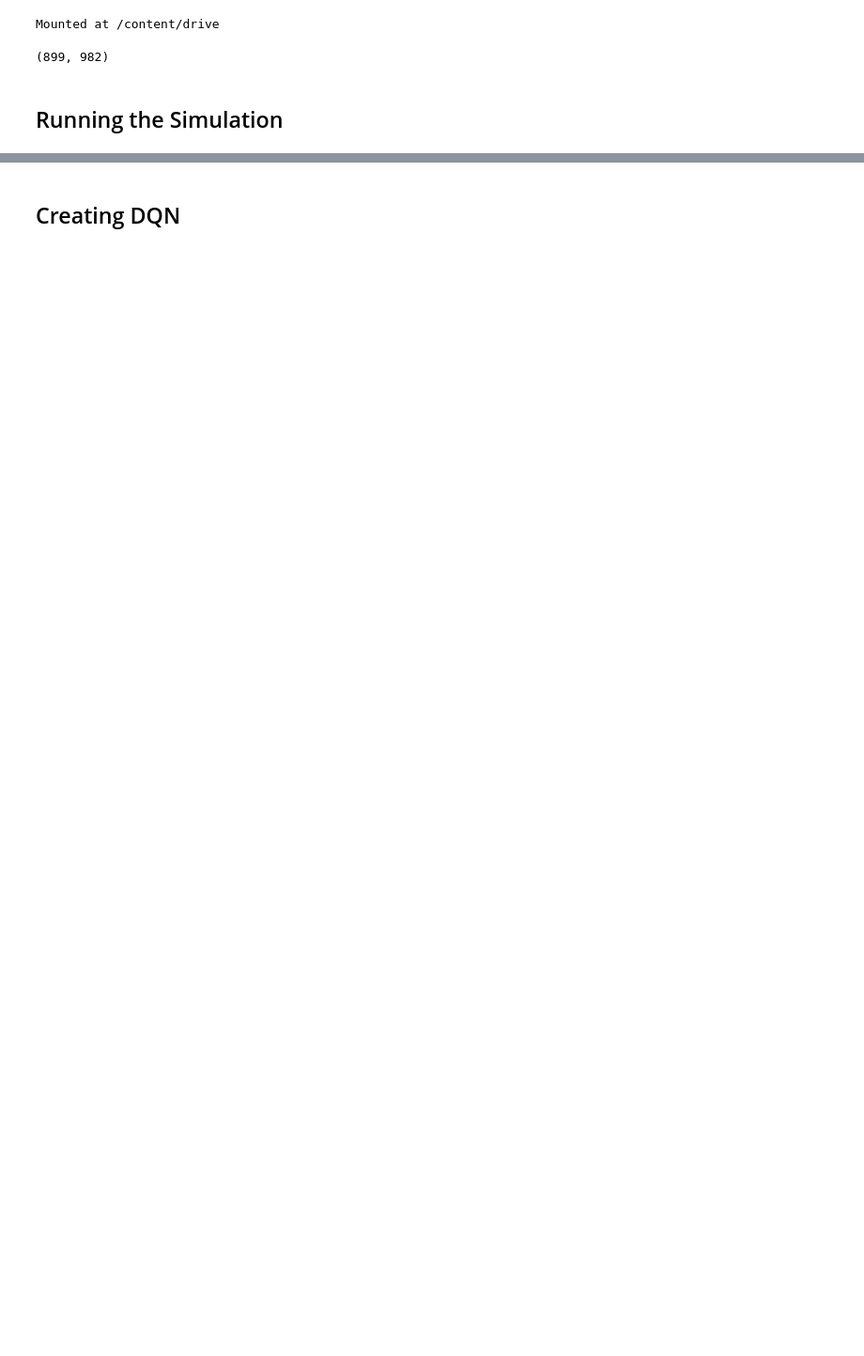
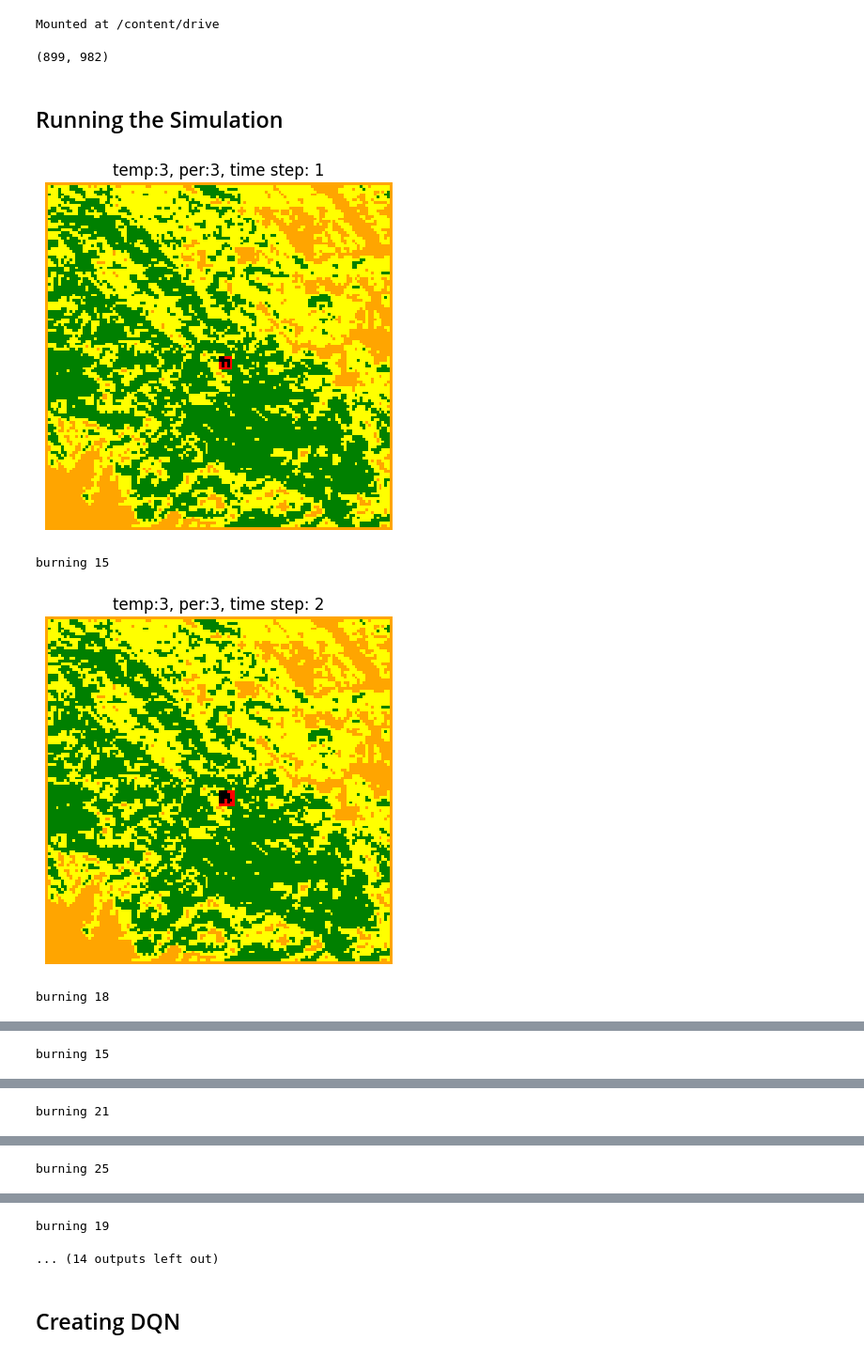
Before and after one commit to alexncoleman/Wildfire-reinforcement-learning, a Jupyter notebook: Wildfire_DQN.ipynb, the cells around one changed output, grey strips where cells are left out. Shown at 94% size. Drawn from its saved outputs; the diff is of its cells as text; code cells hidden in the pictures; blank space fills up the shorter version.

```diff
--- a/Wildfire_DQN.ipynb
+++ b/Wildfire_DQN.ipynb
@@ -229,8 +229,8 @@ def simulation(stage, per_bar_time, temp_bar_time, make_fig=False, forest_before
     ###########################################################################
     #init
 
-    ignition = random_ignition(np.array(forest).shape[0],np.array(forest).shape[1]).astype(int)
-    #ignition = centre_ignition(np.array(forest).shape[0], np.array(forest).shape[1]).astype(int)
+    #ignition = random_ignition(np.array(forest).shape[0],np.array(forest).shape[1]).astype(int)
+    ignition = centre_ignition(np.array(forest).shape[0], np.array(forest).shape[1]).astype(int)
 
     #np.save('drive/MyDrive/CA/VAE/ignition/ignition_Brattain_'+str(index)+'.npy',ignition)
 
@@ -406,6 +406,8 @@ def simulation(stage, per_bar_time, temp_bar_time, make_fig=False, forest_before
     wind_matrix = get_wind()
 
     new_forest = ignition.tolist()
+    del ignition #to reduce RAM
+    gc.collect()
 
 
     slope_matrix = get_slope(altitude_matrix)
@@ -448,6 +450,8 @@ def simulation(stage, per_bar_time, temp_bar_time, make_fig=False, forest_before
                 print('burning',np.sum(forest_array==3))
             plt.show()
             plt.close()
+        del new_forest #to reduce RAM
+        gc.collect()
         return forest_array.astype(int), altitude_matrix, wind_matrix
 
     ############################################################
@@ -520,6 +524,8 @@ def simulation(stage, per_bar_time, temp_bar_time, make_fig=False, forest_before
 
         burnt_area = np.sum(forest_array == 4) + np.sum(forest_array == 3)
         loss = count_3_and_4(new_forest) - loss
+        del new_forest #to reduce RAM
+        gc.collect()
         return forest_array.astype(int), burnt_area, altitude_matrix, wind_matrix, stage_2_forest_list[1]
 
     else:
@@ -528,33 +534,49 @@ def simulation(stage, per_bar_time, temp_bar_time, make_fig=False, forest_before
 ## Running the Simulation
 # %%
 #for now consider only permenant barriers
+import gc
 
 #obtaining a permenant barrier matrix, for a 10x3 permenant barrier
-def fire_break(forest, x_pos, y_pos):
+def fire_break(forest, x_pos, y_pos, diagonal = False):
   fire_break = np.zeros(np.shape(forest))
   x = x_pos # x position of centre of fire break
   y = y_pos
-  for i in range(x-1,x+2):
-    for j in range(y-5,y+5):
-      if i >= 128 or i <= 0 or j>=128 or j <= 0:
+  cells = []
+  ycount = 0
+  for i in range(-3,2):
+    for j in range(-2,2):
+      if i+x >= 128 or i+x <= 0 or j+y>=128 or j+y <= 0:
         try:
-          fire_break[i-1,j+1] = 5
+          fire_break[i+x,j+y-ycount] = 5
+          cells.append((i+x,j+y-ycount))
         except:
-          fire_break[i-1, j-1] = 5
+          pass
       else:
-        fire_break[i,j] = 5
-  return fire_break
+        fire_break[i+x,j+y-ycount] = 5
+        cells.append((i+x,j+y-ycount))
+
+    if diagonal:
+      ycount+= 1
+
+  return fire_break, cells
 
 #to ignore temporary barrier just create a zeros matrix
 temp_firebreak = np.zeros(np.shape(forest))
 
 #starting with a permenant barrrier in the centre
-per_firebreak = fire_break(forest, 55, 55)
+per_firebreak, cells = fire_break(forest, 75, 74, True)
 
 #simulating the wildfire
-#current_forest, alt, wind = simulation(1, 3, 3, True)
-#forest_history2, alt, wind, burnt_area = simulation(2, 3, 3, True, current_forest, 16, per_firebreak, temp_firebreak, 30, 0)
+current_forest, alt, wind = simulation(1, 3, 3, True)
+forest_history2, alt, wind, burnt_area, stage2 = simulation(2, 3, 3, True, current_forest, 12, per_firebreak, temp_firebreak, 30, 0)
+#per_firebreak, cells = fire_break(forest, 80, 80, True)
+#forest_history2, alt, wind, burnt_area, stage2 = simulation(2, 8, 8, True, forest_history2, 16, per_firebreak, temp_firebreak, 30, 0)
 #per_firebreak = fire_break(forest, 75, 75)
 #forest_history3, alt, wind, burnt_area = simulation(2, 3, 3, True, current_forest, 16, per_firebreak, temp_firebreak, 30, 0)
 #print("loss: ", loss)
 #print("Burnt area: ", burnt_area)
+# %% [output]
+[figure, added]
+burning 15
+[figure, added]
+burning 18
@@ -560,0 +584 @@ per_firebreak = fire_break(forest, 55, 55)
+burning 15
@@ -560,0 +586 @@ per_firebreak = fire_break(forest, 55, 55)
+burning 21
@@ -560,0 +588 @@ per_firebreak = fire_break(forest, 55, 55)
+burning 25
@@ -561,2 +590,4 @@ per_firebreak = fire_break(forest, 55, 55)
+burning 19
+... (14 outputs left out)
 # %% [markdown]
 ## Creating DQN
```
Also changed, not shown: parts of 17 cells of this notebook.
